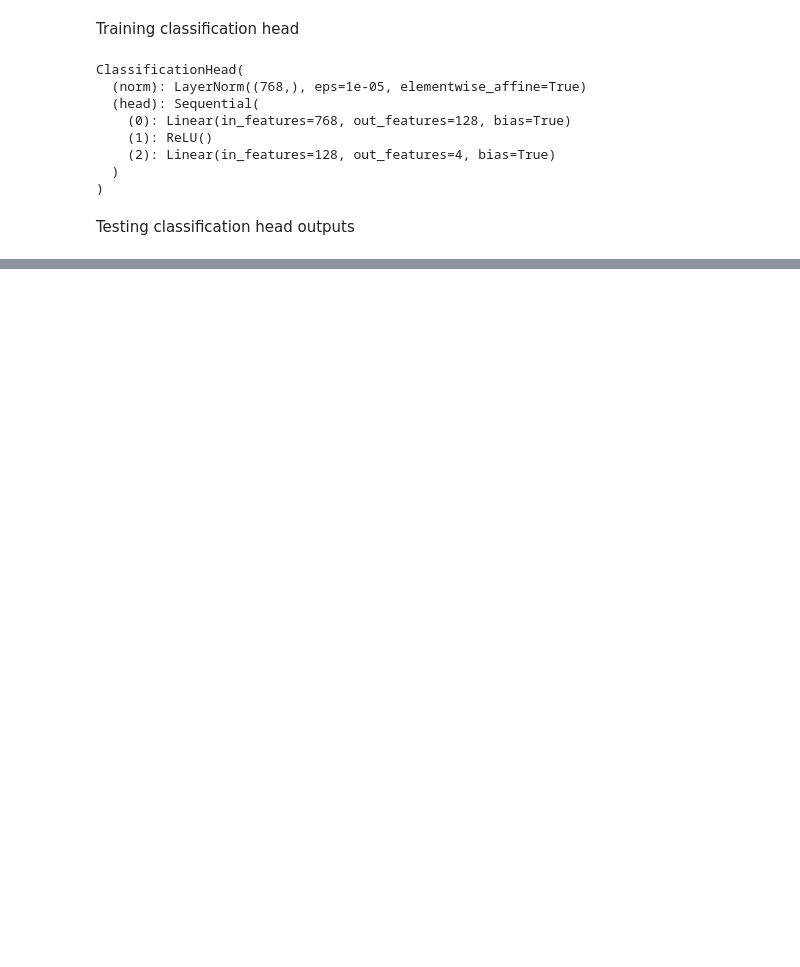
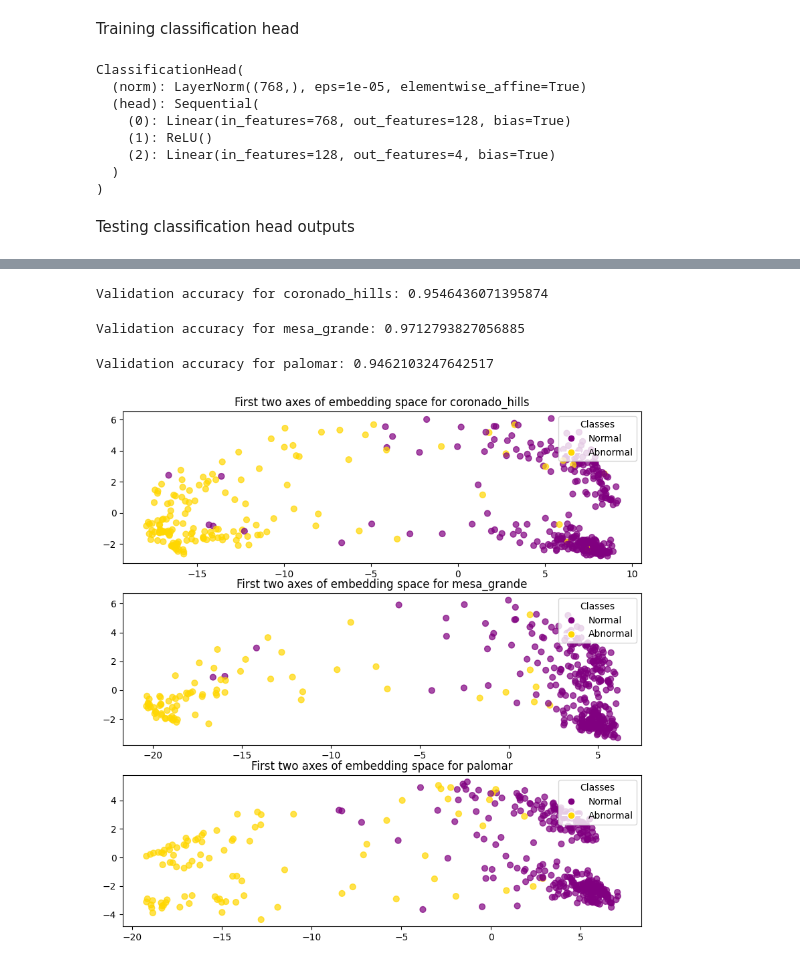
Before and after one commit to ModernNeesh/alertcalifornia-anomaly-detection, a Jupyter notebook: model_test_runs_baseline.ipynb, the cells around one changed output, grey strips where cells are left out. Drawn from its saved outputs; the diff is of its cells as text; code cells hidden in the pictures; blank space fills up the shorter version.

```diff
--- a/model_test_runs_baseline.ipynb
+++ b/model_test_runs_baseline.ipynb
@@ -311,0 +309,50 @@ plt.plot(list(range(len(losses))), losses)
+# %%
+def get_val_embeddings(label_data, loc_name, model):
+    data = dataloading.get_data(label_data, 'camera_data/images/', replace_images = False, binarize=True)
+    train, val, test = dataloading.get_train_val_test(data = data, output_csvs=True)
+    _, val_dataloader, _ = dataloading.get_train_val_test_dataloaders(train, val, test, generator = g)
+
+    client = PersistentClient(path="embedding_data/")
+
+    try:
+        client.delete_collection(name=f"{loc_name}_val_embeddings")
+    except Exception:
+        pass
+
+    dataloading.save_full_embeddings(model, val_dataloader,
+                        f"{loc_name}_val_embeddings", persist_directory = "embedding_data/",
+                        device = device)
+
+    val_embeddings, val_labels, val_img_urls, val_a_ids = dataloading.load_full_embeddings(val, f"{loc_name}_val_embeddings", persist_directory = "embedding_data/")
+
+    return val_embeddings, val_labels, val_img_urls, val_a_ids
+# %%
+coronado_fp = r"camera_data/images/coronado_hills_4pt.csv"
+mesa_grande_fp = r"camera_data/images/mesa_grande_4pt.csv"
+palomar_fp = r"camera_data/images/palomar_4pt.csv"
+
+fig, ax = plt.subplots(3, 1, figsize=(10, 10))
+for i, location in enumerate(["coronado_hills", "mesa_grande", "palomar"]):
+    val_embeddings, val_labels, val_img_urls, val_a_ids = get_val_embeddings(f"camera_data/{location}_4pt.csv", location, encoder)
+    reduced_embeddings, labels = model_functions.reduce_pca(val_embeddings, val_labels, dimensions=5)
+
+    ax[i] = data_vis.plot_data(reduced_embeddings, labels, pcx = 1, pcy = 2, ax=ax[i])
+    ax[i].set_title(f"First two axes of embedding space for {location}")
+
+    pd.DataFrame(reduced_embeddings).to_csv(f"camera_data/reduced_embeddings_{location}.csv", index=False)
+    pd.DataFrame({"labels": labels, "img_urls": val_img_urls, "annotation_ids": val_a_ids}).to_csv(f"camera_data/labels_urls_ids_{location}.csv", index=False)
+
+    val_embeddings_tensor = torch.Tensor(val_embeddings.to_numpy()).to(device)
+
+    val_labels_tensor = torch.Tensor(val_labels.to_numpy()).to(device)
+
+    val_outputs = classification_head(val_embeddings_tensor)
+
+    print(f"Validation accuracy for {location}: {(torch.argmax(val_outputs, dim = -1) == val_labels_tensor).float().mean().item()}")
+
+fig.show()
+# %% [output]
+Validation accuracy for coronado_hills: 0.9546436071395874
+Validation accuracy for mesa_grande: 0.9712793827056885
+Validation accuracy for palomar: 0.9462103247642517
+[figure, added]
```
Also changed, not shown: parts of 14 cells of this notebook, 3 other files.
